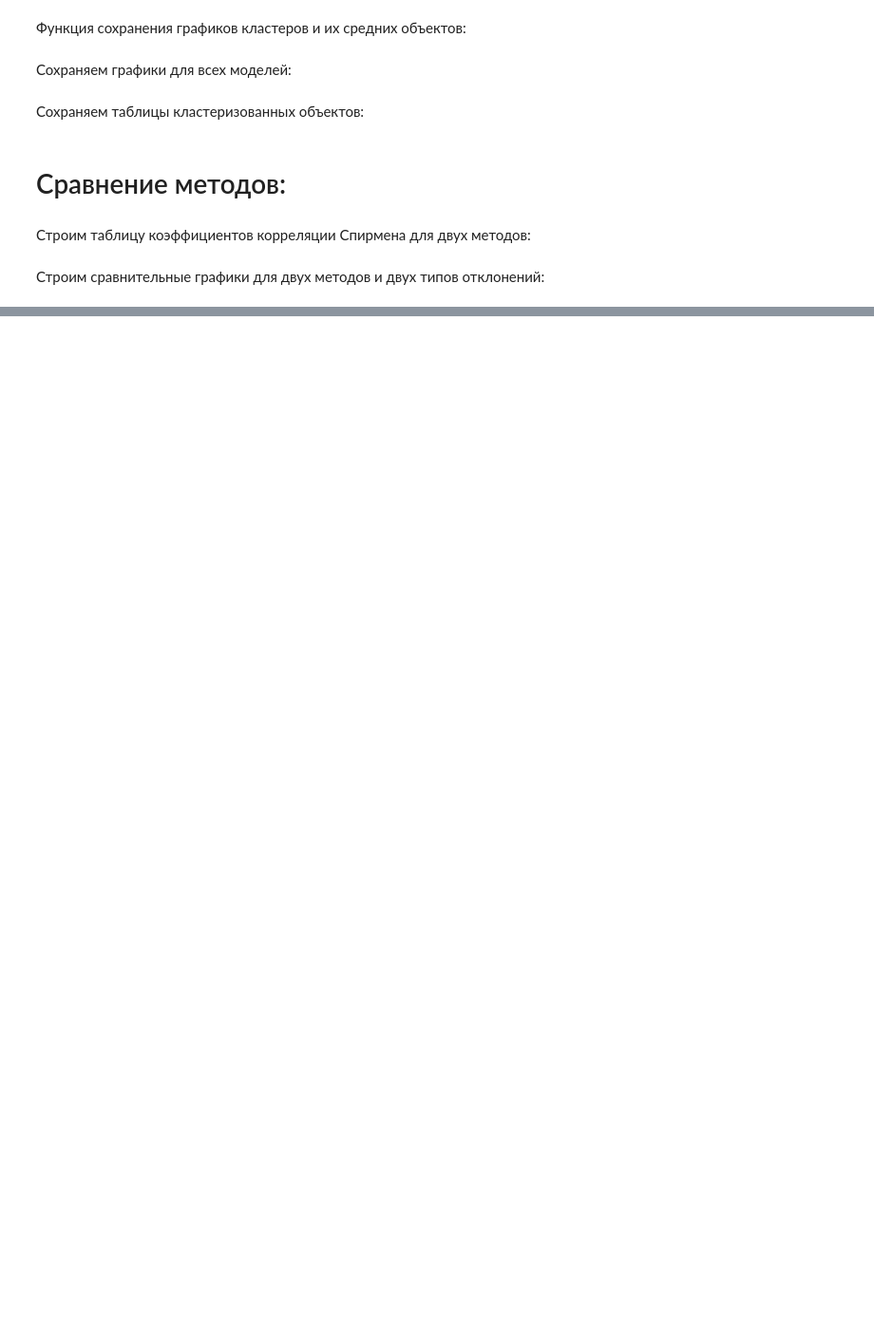
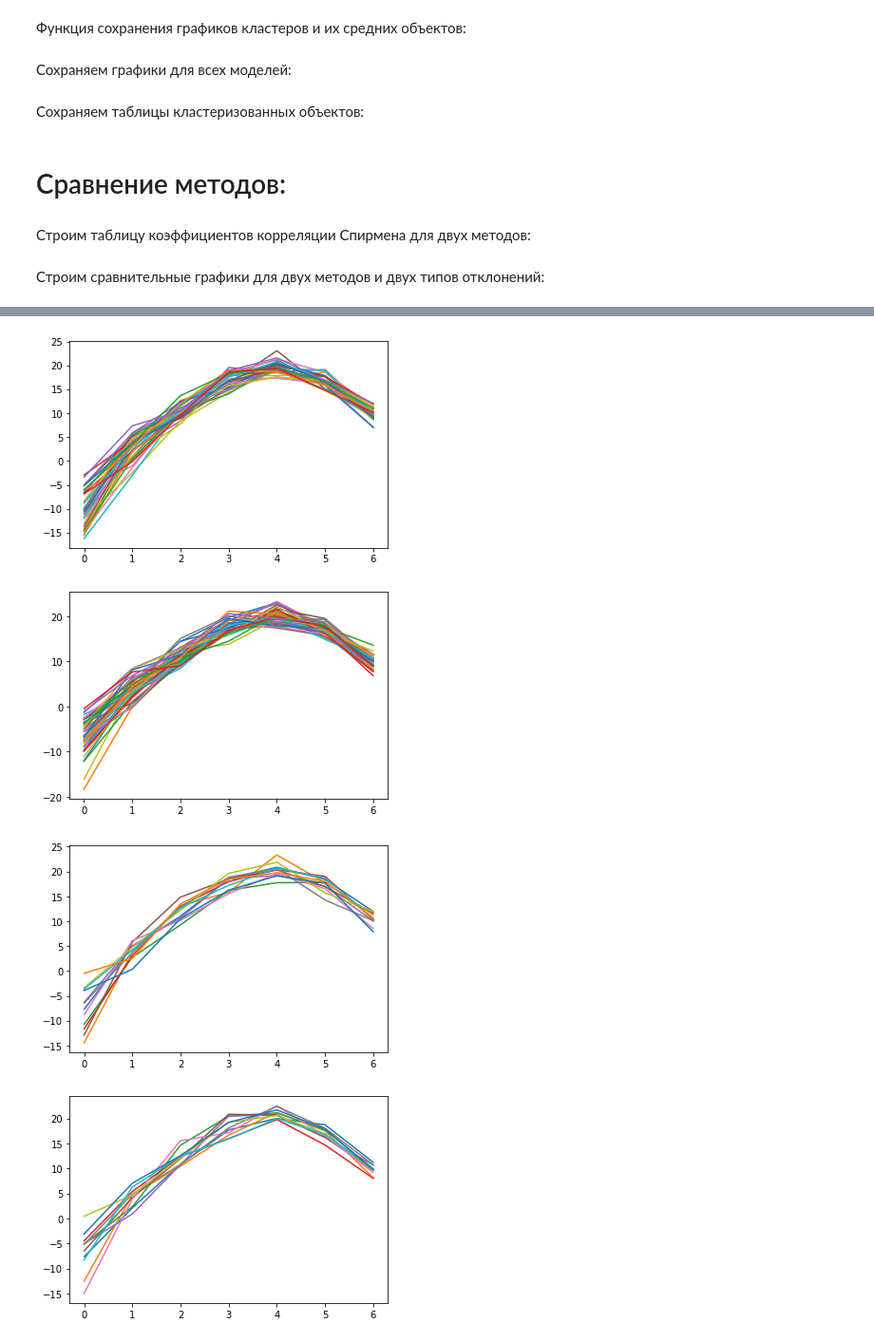
Before and after one commit to mikewellmeansme/TracheidClustering, a Jupyter notebook: playground.ipynb, the cells around one changed output, grey strips where cells are left out. Shown at 95% size. Cells and saved outputs as stored; diff of their text form; code cells hidden in the pictures; blank space fills up the shorter version.

```diff
--- a/playground.ipynb
+++ b/playground.ipynb
@@ -274,0 +480,17 @@ save_corr_plots(difference_deviation_df_A, difference_deviation_df_B, cwt_names,
+# %%
+monthly_temp = pd.DataFrame({'Year':list(min_temp.columns[2:])})
+monthly_prec = pd.DataFrame({'Year':list(min_prec.columns[2:])})
+monthly_htc = pd.DataFrame({'Year':list(min_prec.columns[2:])})
+
+months_names = ['', 'January', 'February', 'March',
+                'April', 'May', 'June', 'July',
+                'August', 'September', 'October',
+                'November', 'December']
+
+for i in range(1,13):
+    monthly_htc[months_names[i]] = list(filtered_prec[filtered_prec['Month']==i].sum(skipna=True)[2:] * 10 / filtered_temp[filtered_temp['Month']==i].sum(skipna=True)[2:])
+    monthly_temp[months_names[i]] = list(min_temp[min_temp['Month']==i].mean(skipna=True)[2:])
+    monthly_prec[months_names[i]] = list(min_prec[min_prec['Month']==i].sum(skipna=True)[2:])
+# %%
+a_classified = pd.read_excel('input/quotient_deviation_df_A_CLASSIFIED.xlsx')
+b_classified = pd.read_excel('input/quotient_deviation_df_B_CLASSIFIED.xlsx')
@@ -274,0 +552,11 @@ save_corr_plots(difference_deviation_df_A, difference_deviation_df_B, cwt_names,
+# %%
+for c in range(4):
+    for i, row in a_classified[a_classified['Class 4']==c].iterrows():
+        if int(row[0]) in set(monthly_temp['Year']):
+            plt.plot(monthly_temp[monthly_temp['Year']==int(row[0])].values[0][3:10])
+    plt.show()
+# %% [output]
+[figure, added]
+[figure, added]
+[figure, added]
+[figure, added]
```
Also changed, not shown: parts of 28 cells of this notebook, 2 other files.
